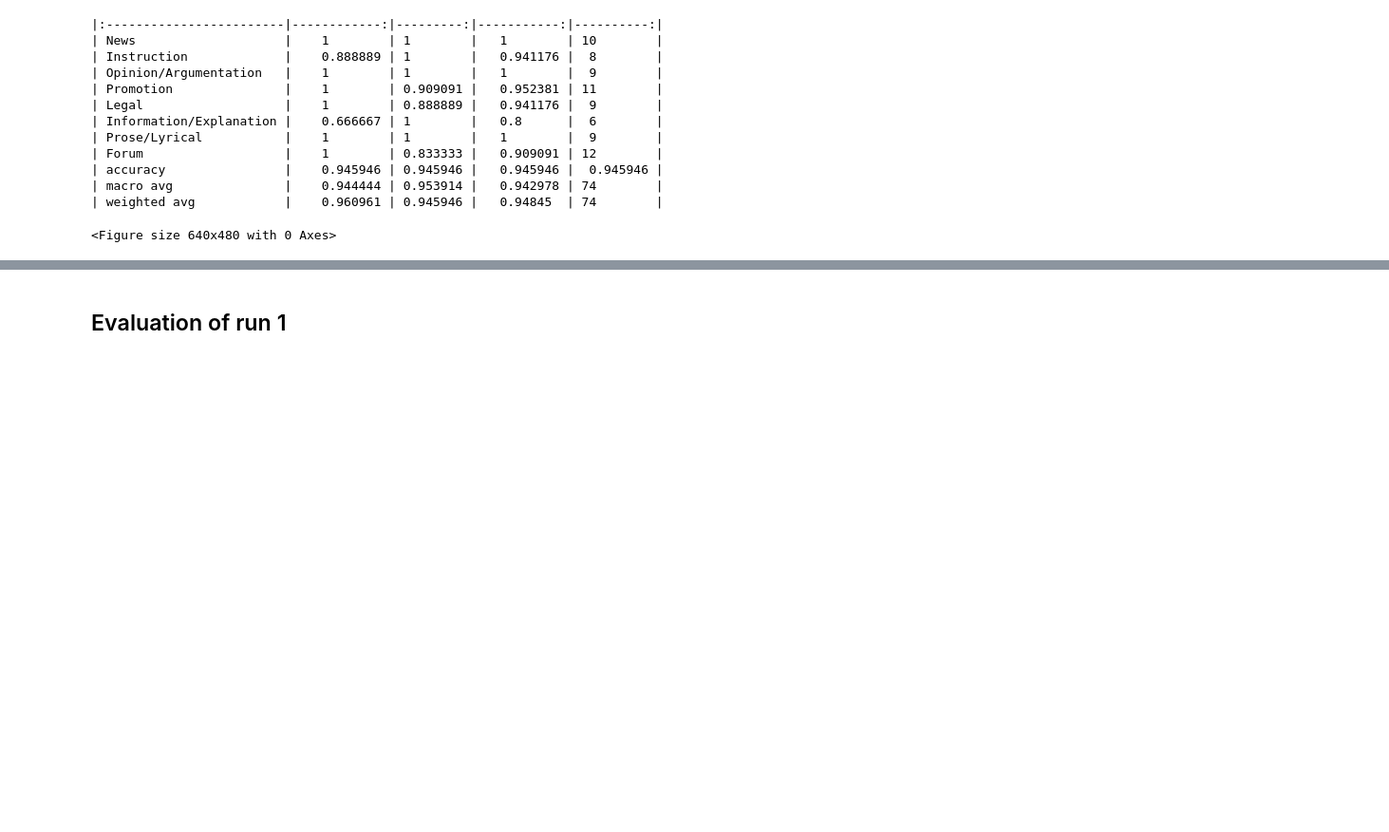
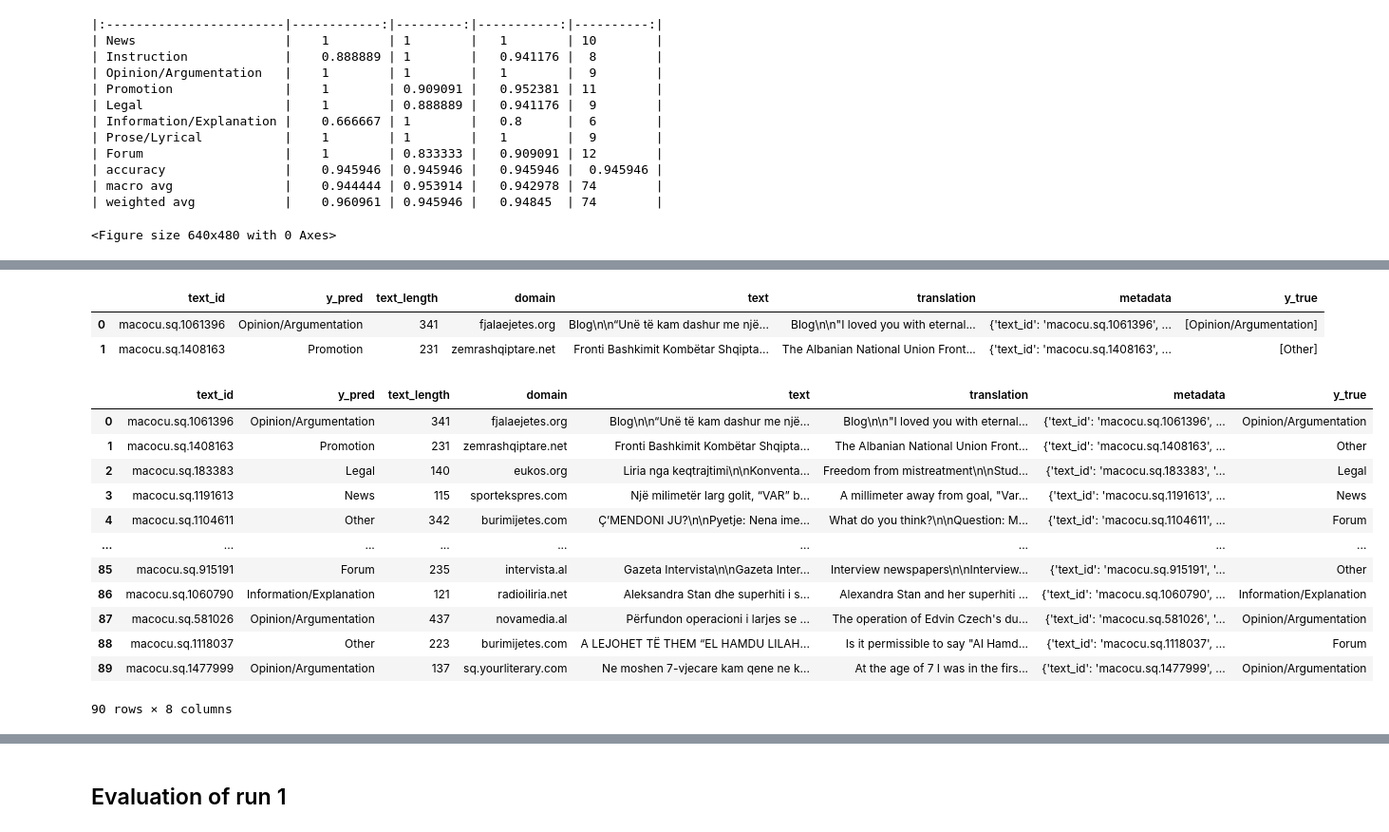
Before and after one commit to TajaKuzman/Crosslingual-Genre-Bias-Analysis, a Jupyter notebook: evaluation-of-annotation.ipynb, the cells around one changed output, grey strips where cells are left out. Shown: that part at 95% size. Drawn from its saved outputs; the diff is of its cells as text; code cells hidden in the pictures; blank space fills up the shorter version.

```diff
--- a/evaluation-of-annotation.ipynb
+++ b/evaluation-of-annotation.ipynb
@@ -233,0 +307,4 @@ Accuracy: 0.946
+# %%
+# Import the genre sample with gold labels
+sample = pd.read_json("datasets/CLASSLA-web.sq.1.0.-translated-genre-sample.jsonl", lines=True)
+sample.head()
@@ -233,0 +318,7 @@ Accuracy: 0.946
+# %%
+# Correct some problems with multiple columns which prevent merging the dataframes
+sample.columns = sample.columns.map(''.join)
+sample = sample.reset_index()
+
+ann_df.columns = ann_df.columns.map(''.join)
+ann_df = ann_df.reset_index()
@@ -233,0 +338,6 @@ Accuracy: 0.946
+# %%
+df_sq.head(2)
+# %% [output]
+|  | text_id | y_pred | text_length | domain | text | translation | metadata | y_true |
+| 0 | macocu.sq.1061396 | Opinion/Argumentation | 341 | fjalaejetes.org | Blog\n\n“Unë të kam dashur me një... | Blog\n\n"I loved you with eternal... | {'text_id': 'macocu.sq.1061396', ... | [Opinion/Argumentation] |
+| 1 | macocu.sq.1408163 | Promotion | 231 | zemrashqiptare.net | Fronti Bashkimit Kombëtar Shqipta... | The Albanian National Union Front... | {'text_id': 'macocu.sq.1408163', ... | [Other] |
@@ -233,0 +352,19 @@ Accuracy: 0.946
+# %%
+# Change y_true labels
+df_sq["y_true"] = df_sq["y_true"].apply(lambda x:x[0])
+
+df_sq
+# %% [output]
+|  | text_id | y_pred | text_length | domain | text | translation | metadata | y_true |
+| 0 | macocu.sq.1061396 | Opinion/Argumentation | 341 | fjalaejetes.org | Blog\n\n“Unë të kam dashur me një... | Blog\n\n"I loved you with eternal... | {'text_id': 'macocu.sq.1061396', ... | Opinion/Argumentation |
+| 1 | macocu.sq.1408163 | Promotion | 231 | zemrashqiptare.net | Fronti Bashkimit Kombëtar Shqipta... | The Albanian National Union Front... | {'text_id': 'macocu.sq.1408163', ... | Other |
+| 2 | macocu.sq.183383 | Legal | 140 | eukos.org | Liria nga keqtrajtimi\n\nKonventa... | Freedom from mistreatment\n\nStud... | {'text_id': 'macocu.sq.183383', '... | Legal |
+| 3 | macocu.sq.1191613 | News | 115 | sportekspres.com | Një milimetër larg golit, “VAR” b... | A millimeter away from goal, "Var... | {'text_id': 'macocu.sq.1191613', ... | News |
+| 4 | macocu.sq.1104611 | Other | 342 | burimijetes.com | Ç’MENDONI JU?\n\nPyetje: Nena ime... | What do you think?\n\nQuestion: M... | {'text_id': 'macocu.sq.1104611', ... | Forum |
+| ... | ... | ... | ... | ... | ... | ... | ... | ... |
+| 85 | macocu.sq.915191 | Forum | 235 | intervista.al | Gazeta Intervista\n\nGazeta Inter... | Interview newspapers\n\nInterview... | {'text_id': 'macocu.sq.915191', '... | Other |
+| 86 | macocu.sq.1060790 | Information/Explanation | 121 | radioiliria.net | Aleksandra Stan dhe superhiti i s... | Alexandra Stan and her superhiti ... | {'text_id': 'macocu.sq.1060790', ... | Information/Explanation |
+| 87 | macocu.sq.581026 | Opinion/Argumentation | 437 | novamedia.al | Përfundon operacioni i larjes se ... | The operation of Edvin Czech's du... | {'text_id': 'macocu.sq.581026', '... | Opinion/Argumentation |
+| 88 | macocu.sq.1118037 | Other | 223 | burimijetes.com | A LEJOHET TË THEM “EL HAMDU LILAH... | Is it permissible to say "Al Hamd... | {'text_id': 'macocu.sq.1118037', ... | Forum |
+| 89 | macocu.sq.1477999 | Opinion/Argumentation | 137 | sq.yourliterary.com | Ne moshen 7-vjecare kam qene ne k... | At the age of 7 I was in the firs... | {'text_id': 'macocu.sq.1477999', ... | Opinion/Argumentation |
+90 rows × 8 columns
```
Also changed, not shown: parts of 14 cells of this notebook, 2 other files.
